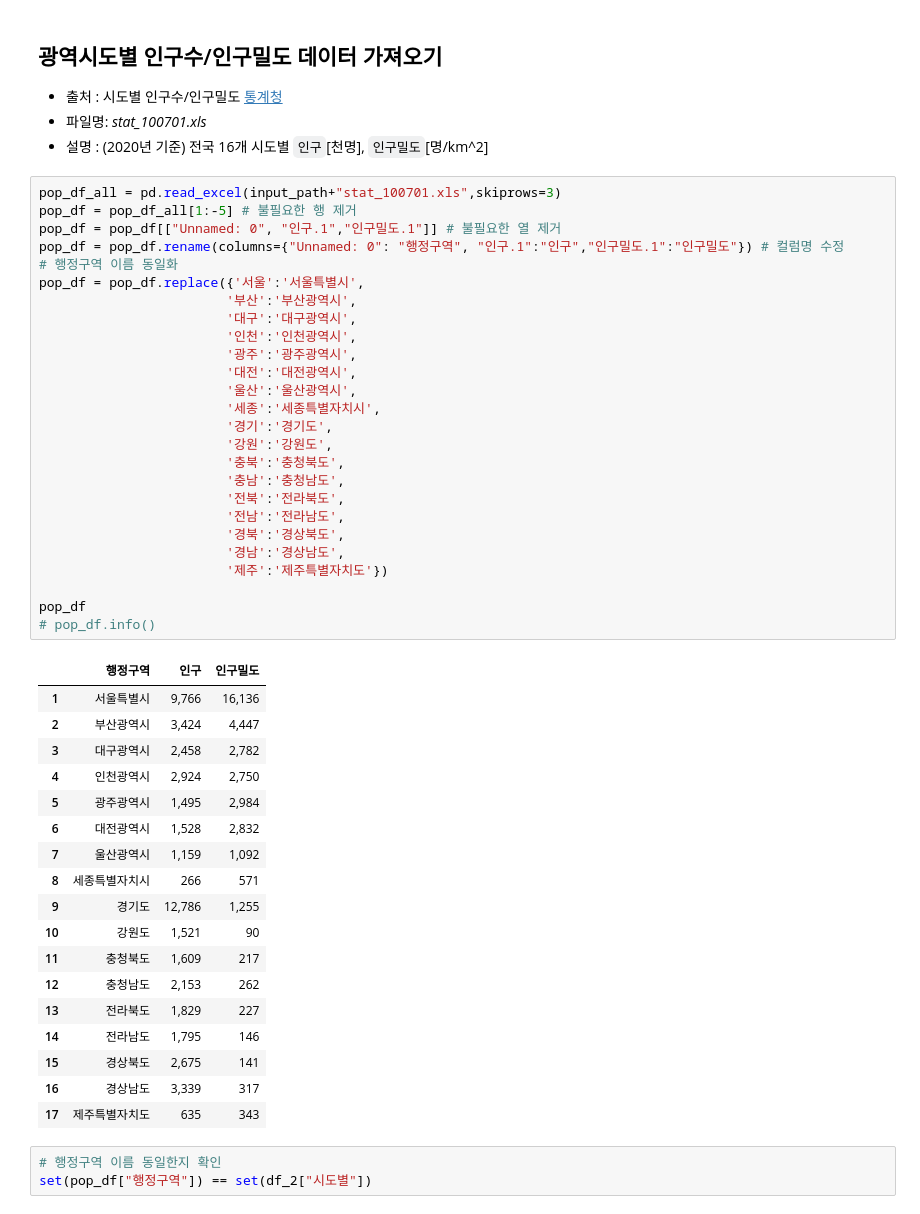
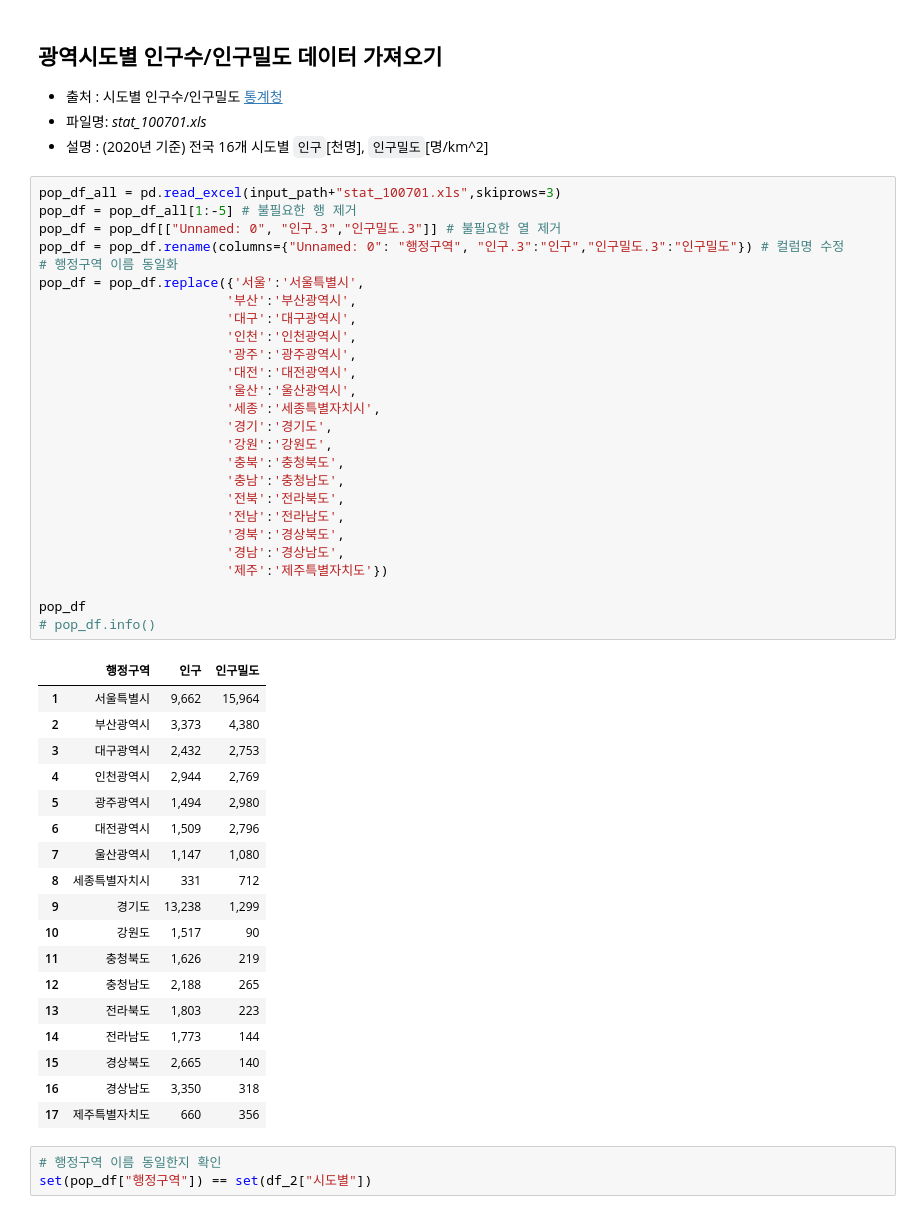
Before and after one commit to likelion-aischool-10-teamproject/burger-index, a Jupyter notebook: 2. preprocessing/burger_index_preprocessing.ipynb, the cells around one changed output. Drawn from its saved outputs; the diff is of its cells as text.

```diff
--- a/2. preprocessing/burger_index_preprocessing.ipynb
+++ b/2. preprocessing/burger_index_preprocessing.ipynb
@@ -691,48 +691,48 @@ df_2
 # %%
 pop_df_all = pd.read_excel(input_path+"stat_100701.xls",skiprows=3)
 pop_df = pop_df_all[1:-5] # 불필요한 행 제거
-pop_df = pop_df[["Unnamed: 0", "인구.1","인구밀도.1"]] # 불필요한 열 제거
-pop_df = pop_df.rename(columns={"Unnamed: 0": "행정구역", "인구.1":"인구","인구밀도.1":"인구밀도"}) # 컬럼명 수정
+pop_df = pop_df[["Unnamed: 0", "인구.3","인구밀도.3"]] # 불필요한 열 제거
+pop_df = pop_df.rename(columns={"Unnamed: 0": "행정구역", "인구.3":"인구","인구밀도.3":"인구밀도"}) # 컬럼명 수정
 # 행정구역 이름 동일화
 pop_df = pop_df.replace({'서울':'서울특별시',
                         '부산':'부산광역시',
                         '대구':'대구광역시',
                         '인천':'인천광역시',
                         '광주':'광주광역시',
                         '대전':'대전광역시',
                         '울산':'울산광역시',
                         '세종':'세종특별자치시',
                         '경기':'경기도',
                         '강원':'강원도',
                         '충북':'충청북도',
                         '충남':'충청남도',
                         '전북':'전라북도',
                         '전남':'전라남도',
                         '경북':'경상북도',
                         '경남':'경상남도',
                         '제주':'제주특별자치도'})
 
 pop_df
 # pop_df.info()
 # %% [output]
 |  | 행정구역 | 인구 | 인구밀도 |
-| 1 | 서울특별시 | 9,766 | 16,136 |
-| 2 | 부산광역시 | 3,424 | 4,447 |
-| 3 | 대구광역시 | 2,458 | 2,782 |
-| 4 | 인천광역시 | 2,924 | 2,750 |
-| 5 | 광주광역시 | 1,495 | 2,984 |
-| 6 | 대전광역시 | 1,528 | 2,832 |
-| 7 | 울산광역시 | 1,159 | 1,092 |
-| 8 | 세종특별자치시 | 266 | 571 |
-| 9 | 경기도 | 12,786 | 1,255 |
-| 10 | 강원도 | 1,521 | 90 |
-| 11 | 충청북도 | 1,609 | 217 |
-| 12 | 충청남도 | 2,153 | 262 |
-| 13 | 전라북도 | 1,829 | 227 |
-| 14 | 전라남도 | 1,795 | 146 |
-| 15 | 경상북도 | 2,675 | 141 |
-| 16 | 경상남도 | 3,339 | 317 |
-| 17 | 제주특별자치도 | 635 | 343 |
+| 1 | 서울특별시 | 9,662 | 15,964 |
+| 2 | 부산광역시 | 3,373 | 4,380 |
+| 3 | 대구광역시 | 2,432 | 2,753 |
+| 4 | 인천광역시 | 2,944 | 2,769 |
+| 5 | 광주광역시 | 1,494 | 2,980 |
+| 6 | 대전광역시 | 1,509 | 2,796 |
+| 7 | 울산광역시 | 1,147 | 1,080 |
+| 8 | 세종특별자치시 | 331 | 712 |
+| 9 | 경기도 | 13,238 | 1,299 |
+| 10 | 강원도 | 1,517 | 90 |
+| 11 | 충청북도 | 1,626 | 219 |
+| 12 | 충청남도 | 2,188 | 265 |
+| 13 | 전라북도 | 1,803 | 223 |
+| 14 | 전라남도 | 1,773 | 144 |
+| 15 | 경상북도 | 2,665 | 140 |
+| 16 | 경상남도 | 3,350 | 318 |
+| 17 | 제주특별자치도 | 660 | 356 |
 # %%
 # 행정구역 이름 동일한지 확인
 set(pop_df["행정구역"]) == set(df_2["시도별"])
```
Also changed, not shown: parts of 4 cells of this notebook, 19 other files.
